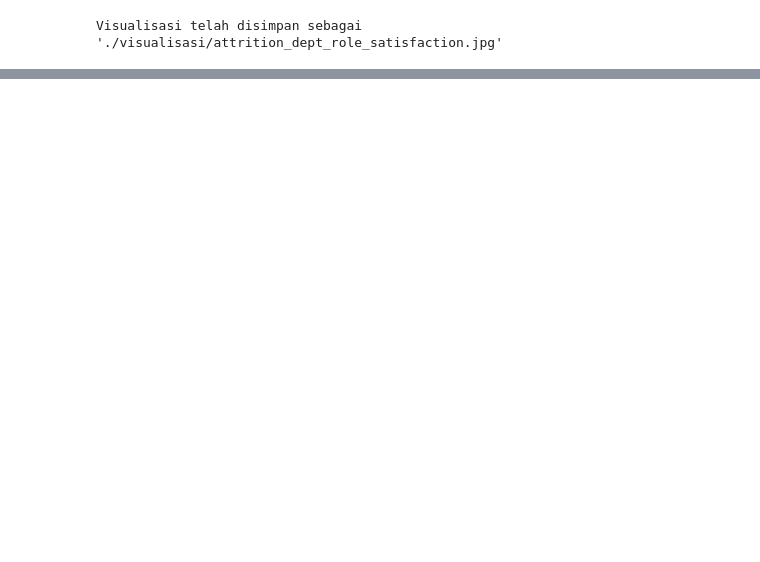
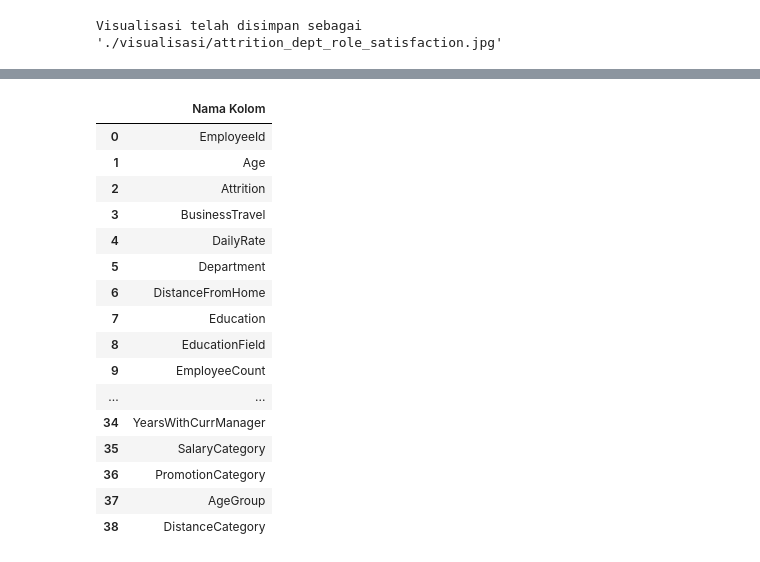
Before and after one commit to raflisbk/dicodingPDScap1, a Jupyter notebook: notebook.ipynb, the cells around one changed output, grey strips where cells are left out. Drawn from its saved outputs; the diff is of its cells as text; code cells hidden in the pictures; blank space fills up the shorter version.

Commit message:
Generate Final Data

```diff
--- a/notebook.ipynb
+++ b/notebook.ipynb
@@ -1060,3 +1060,66 @@ Tingkat Attrition (%), Jumlah Karyawan, dan Rata-rata Kepuasan Kerja berdasarkan
 | 6 | Research & Development | Research Director | 3.225806 | 62 | 2.725806 |
 | 1 | Human Resources | Manager | 0.000000 | 8 | 2.750000 |
 Visualisasi telah disimpan sebagai './visualisasi/attrition_dept_role_satisfaction.jpg'
+# %%
+# Pastikan semua feature engineering dan variabel baru yang ingin disimpan sudah dibuat
+
+# Buat daftar variabel baru yang telah dibuat
+new_variables = [
+    'SalaryCategory',        # Kategori gaji
+    'PromotionCategory',     # Kategori tahun sejak promosi terakhir
+    'AgeGroup',              # Kelompok usia
+    'DistanceCategory'       # Kategori jarak dari rumah
+]
+
+# Periksa variabel mana yang sudah ada di dataframe
+existing_variables = [var for var in new_variables if var in df.columns]
+
+# Jika ada variabel yang belum dibuat, buat terlebih dahulu
+if 'SalaryCategory' not in existing_variables:
+    df['SalaryCategory'] = df['MonthlyIncome'].apply(lambda income:
+        'Rendah (< 5000)' if income < 5000 else
+        'Sedang (5000-10000)' if income < 10000 else
+        'Tinggi (10000-15000)' if income < 15000 else
+        'Sangat Tinggi (>15000)'
+    )
+
+if 'PromotionCategory' not in existing_variables:
+    df['PromotionCategory'] = df['YearsSinceLastPromotion'].apply(lambda years:
+        'Baru Dipromosikan' if years == 0 else
+        '1-2 Tahun' if years <= 2 else
+        '3-5 Tahun' if years <= 5 else
+        '> 5 Tahun'
+    )
+
+if 'AgeGroup' not in existing_variables:
+    df['AgeGroup'] = df['Age'].apply(lambda age:
+        '< 30' if age < 30 else
+        '30-39' if age < 40 else
+        '40-49' if age < 50 else
+        '50+'
+    )
+
+if 'DistanceCategory' not in existing_variables:
+    df['DistanceCategory'] = pd.cut(
+        df['DistanceFromHome'],
+        bins=[0, 5, 10, 20, 30],
+        labels=['0-5 km', '6-10 km', '11-20 km', '21-30 km']
+    )
+
+# Tampilkan kolom-kolom yang ada di data final
+print("Kolom-kolom dalam dataset final:")
+display(pd.DataFrame({'Nama Kolom': df.columns}))
+
+# Simpan data final
+df.to_csv('./data_final_employee.csv', index=False)
+print("Data final telah disimpan sebagai 'data_final_employee.csv'")
+
+# Jika ingin menyimpan dalam format Excel
+try:
+    df.to_excel('./data_final_employee.xlsx', index=False)
+    print("Data final juga telah disimpan sebagai 'data_final_employee.xlsx'")
+except Exception as e:
+    print(f"Gagal menyimpan dalam format Excel: {e}")
+    print("Tip: Jika ingin menyimpan dalam format Excel, pastikan library openpyxl sudah terinstal.")
+    print("Anda dapat menginstalnya dengan 'pip install openpyxl'")
+# %% [output]
@@ -1062,0 +1127,17 @@ Visualisasi telah disimpan sebagai './visualisasi/attrition_dept_role_satisfacti
+|  | Nama Kolom |
+| 0 | EmployeeId |
+| 1 | Age |
+| 2 | Attrition |
+| 3 | BusinessTravel |
+| 4 | DailyRate |
+| 5 | Department |
+| 6 | DistanceFromHome |
+| 7 | Education |
+| 8 | EducationField |
+| 9 | EmployeeCount |
+| ... | ... |
+| 34 | YearsWithCurrManager |
+| 35 | SalaryCategory |
+| 36 | PromotionCategory |
+| 37 | AgeGroup |
+| 38 | DistanceCategory |
```
Also changed, not shown: parts of 1 cell of this notebook, 1 other file.
